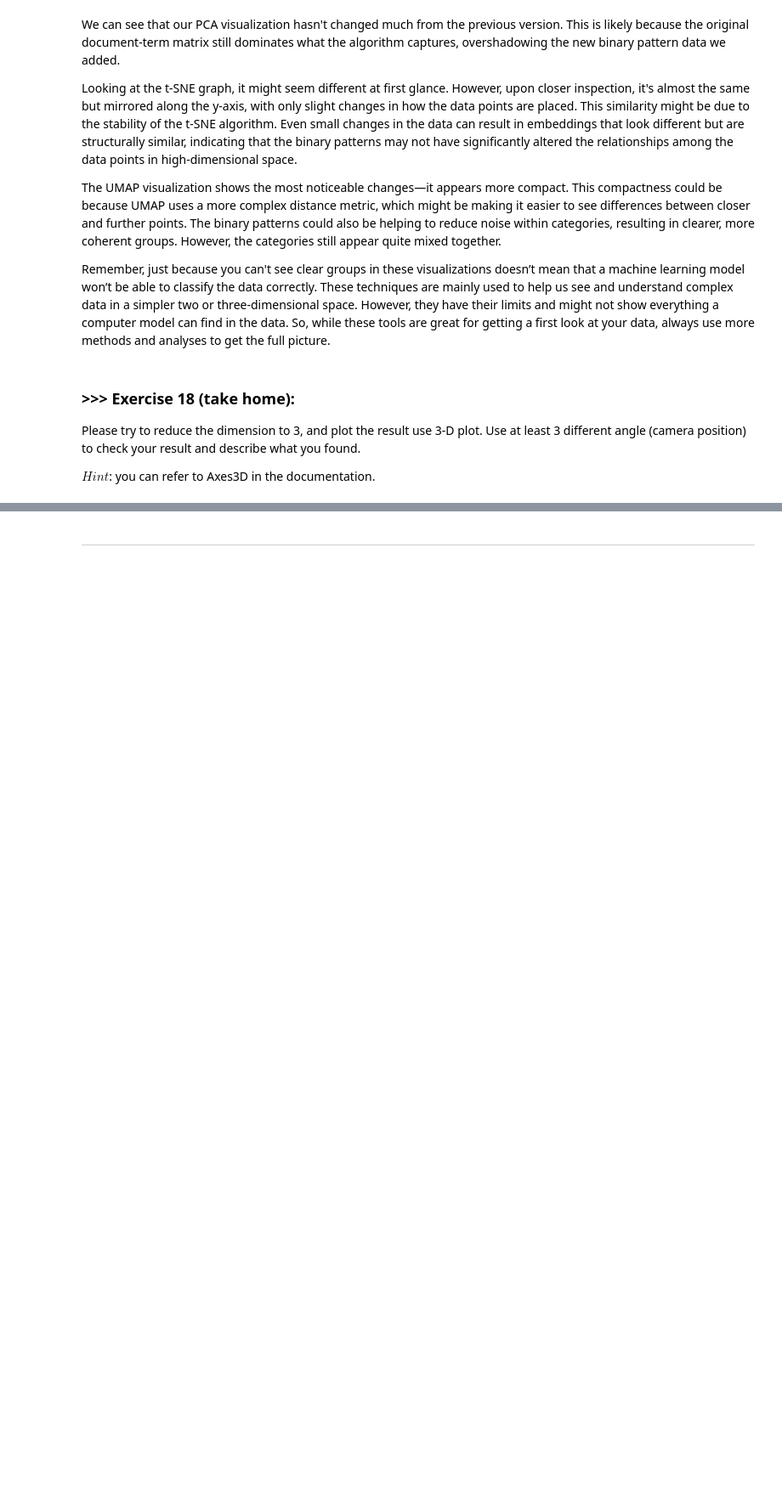
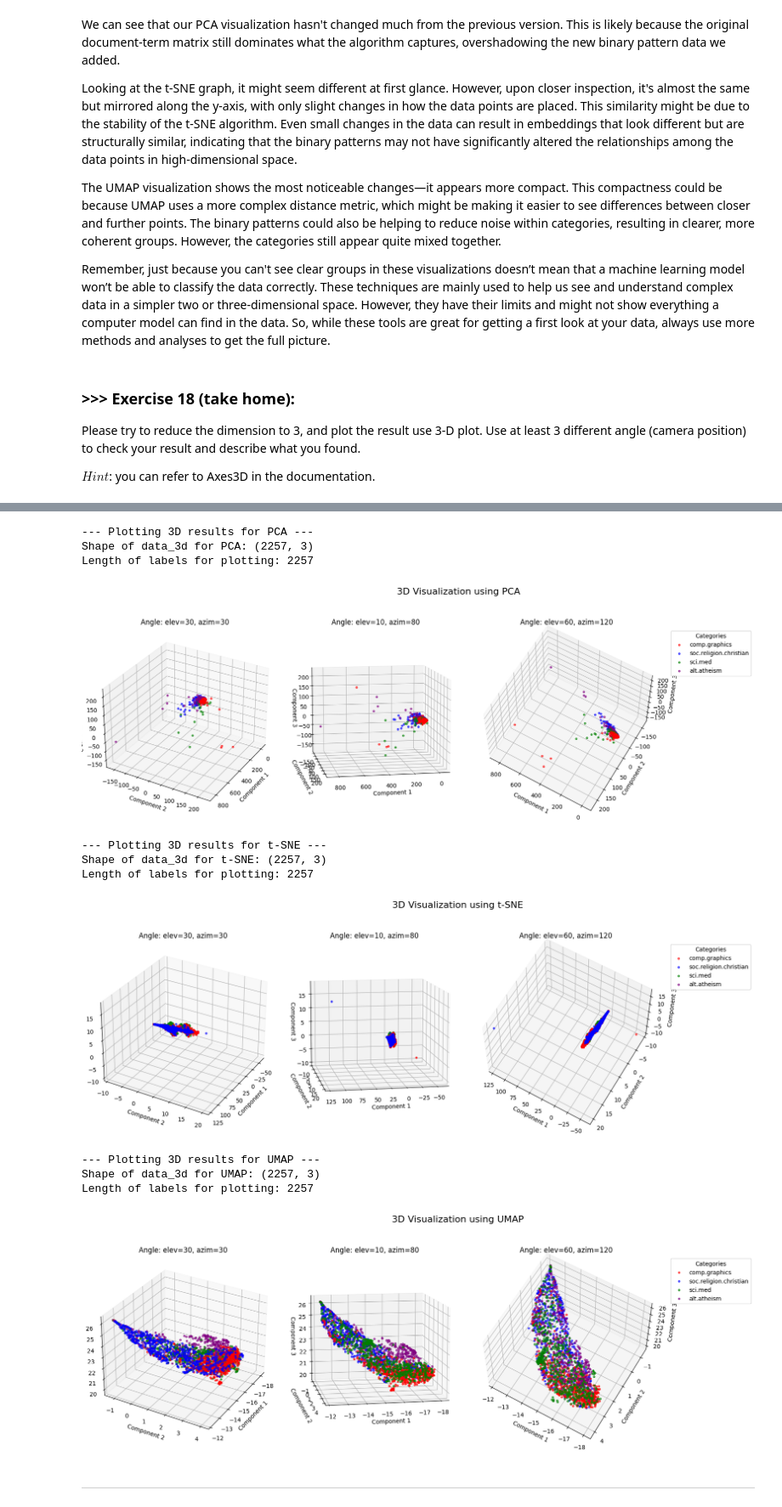
Before and after one commit to ichika2004/Lab-1, a Jupyter notebook: DM2025-Lab1-Master.ipynb, the cells around one changed output, grey strips where cells are left out. Shown at 85% size. Cells and saved outputs as stored; diff of their text form; code cells hidden in the pictures; blank space fills up the shorter version.

```diff
--- a/DM2025-Lab1-Master.ipynb
+++ b/DM2025-Lab1-Master.ipynb
@@ -2071,0 +2175,14 @@ $Hint$: you can refer to Axes3D in the documentation.
+# %%
+# --- 定義類別與顏色的映射 ---
+# 確保 categories 變數包含你的四個新聞群組名稱
+# categories = ['alt.atheism', 'soc.religion.christian', 'comp.graphics', 'sci.med']
+
+# 為每個類別分配顏色
+colors_list = ['red', 'blue', 'green', 'purple']
+
+# 創建 category_colors 字典
+category_colors = {category: color for category, color in zip(categories, colors_list)}
+
+print("Category colors dictionary defined:")
+print(category_colors)
+# -----------------------------
@@ -2072,3 +2192,69 @@ $Hint$: you can refer to Axes3D in the documentation.
+# %%
+# Exercise 18: 3D Plotting (Re-run this block after defining labels correctly)
+
+import matplotlib.pyplot as plt
+from mpl_toolkits.mplot3d import Axes3D
+import numpy as np
+
+# Define camera angles (elevation, azimuth)
+angles = [(30, 30), (10, 80), (60, 120)] # Angle 1, Angle 2, Angle 3
+
+# Data for plotting
+plot_data = {
+    'PCA': X_pca_3d,
+    't-SNE': X_tsne_3d,
+    'UMAP': X_umap_3d
+}
+
+for method, data_3d in plot_data.items():
+    print(f"\n--- Plotting 3D results for {method} ---")
+
+    # --- Check dimensions again just before plotting ---
+    print(f"Shape of data_3d for {method}: {data_3d.shape}") # Should be (2257, 3)
+    print(f"Length of labels for plotting: {len(labels)}")   # Should be 2257
+    # -------------------------------------------------
+
+    fig = plt.figure(figsize=(18, 6))
+    fig.suptitle(f'3D Visualization using {method}', fontsize=16)
+
+    for i, (elev, azim) in enumerate(angles):
+        ax = fig.add_subplot(1, 3, i + 1, projection='3d')
+
+        handles = []
+        for cat_idx, category in enumerate(categories):
+            # --- This is where the error occurred ---
+            cat_mask = (labels == category) # Now 'labels' should have length 2257
+            # ----------------------------------------
+            scatter = ax.scatter(data_3d[cat_mask, 0], data_3d[cat_mask, 1], data_3d[cat_mask, 2],
+                                 c=[category_colors[category]],
+                                 label=category,
+                                 s=10, alpha=0.6)
+            handles.append(scatter)
+
+        ax.set_title(f'Angle: elev={elev}, azim={azim}')
+        ax.set_xlabel('Component 1')
+        ax.set_ylabel('Component 2')
+        ax.set_zlabel('Component 3')
+        ax.view_init(elev=elev, azim=azim)
+
+        if i == 2:
+             ax.legend(handles=handles, title="Categories", bbox_to_anchor=(1.05, 1), loc='upper left')
+
+    plt.tight_layout(rect=[0, 0, 0.9, 0.95])
+    plt.show()
+# %% [output]
+--- Plotting 3D results for PCA ---
+Shape of data_3d for PCA: (2257, 3)
+Length of labels for plotting: 2257
+[figure, added]
+--- Plotting 3D results for t-SNE ---
+Shape of data_3d for t-SNE: (2257, 3)
+Length of labels for plotting: 2257
+[figure, added]
+--- Plotting 3D results for UMAP ---
+Shape of data_3d for UMAP: (2257, 3)
+Length of labels for plotting: 2257
+[figure, added]
 # %% [markdown]
 ---
 # %% [markdown]
```
Also changed, not shown: parts of 53 cells of this notebook, 6 other files.
